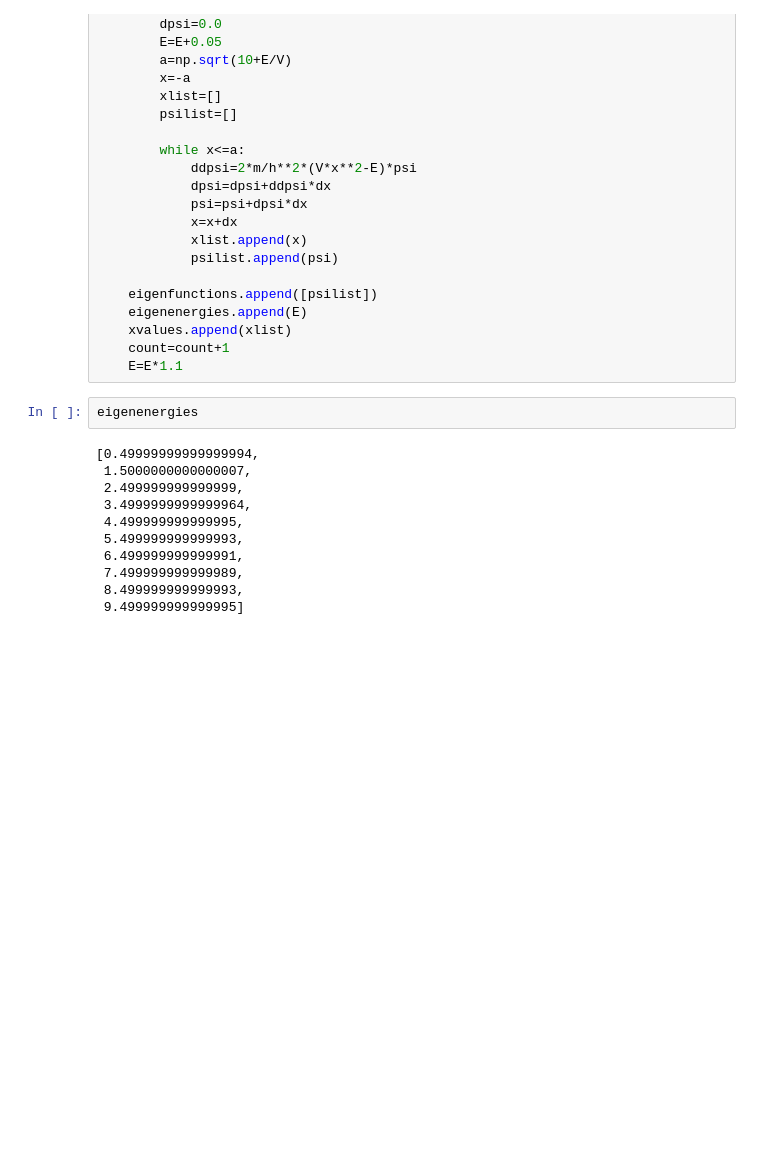
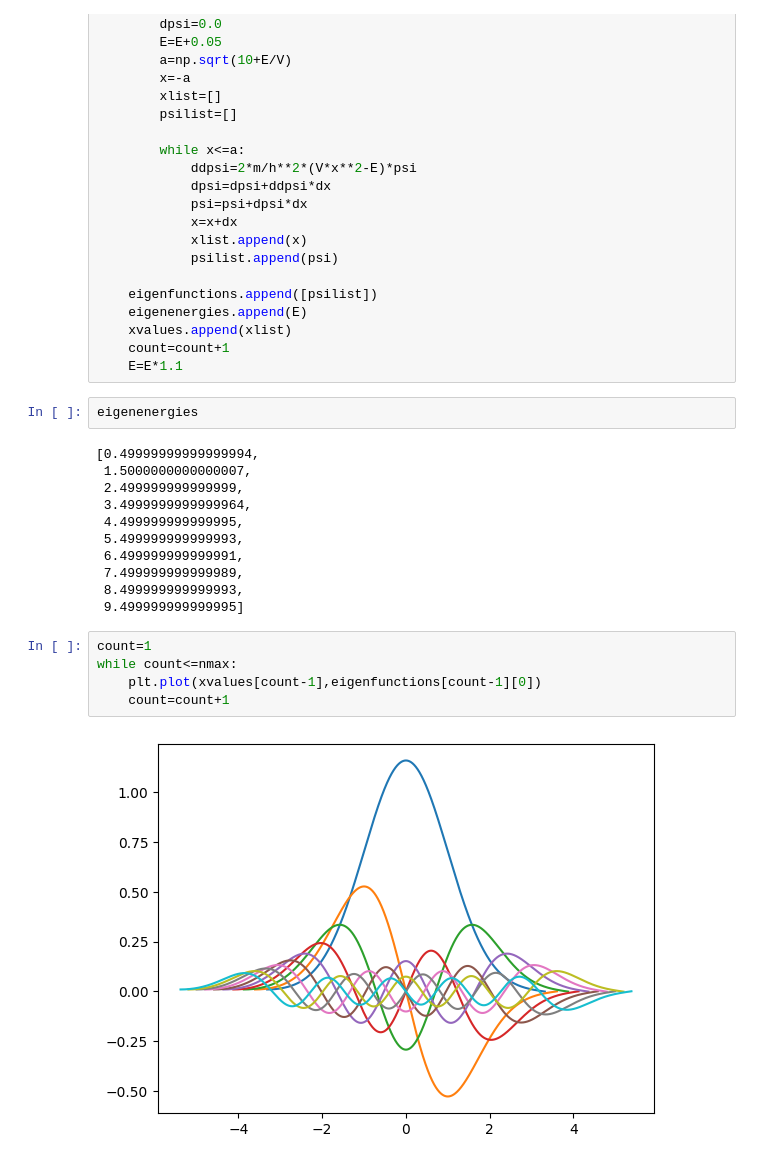
Before and after one commit to A-Hashemiann/Quantum_Information_Computation, a Jupyter notebook: Schrödinger/Harmonic_oscillator.ipynb, the cells around one changed output. Drawn from its saved outputs; the diff is of its cells as text; blank space fills up the shorter version.

```diff
--- a/Schrödinger/Harmonic_oscillator.ipynb
+++ b/Schrödinger/Harmonic_oscillator.ipynb
@@ -111,3 +111,10 @@ eigenenergies
  7.499999999999989,
  8.499999999999993,
  9.499999999999995]
+# %%
+count=1
+while count<=nmax:
+    plt.plot(xvalues[count-1],eigenfunctions[count-1][0])
+    count=count+1
+# %% [output]
+[figure, added]
```
